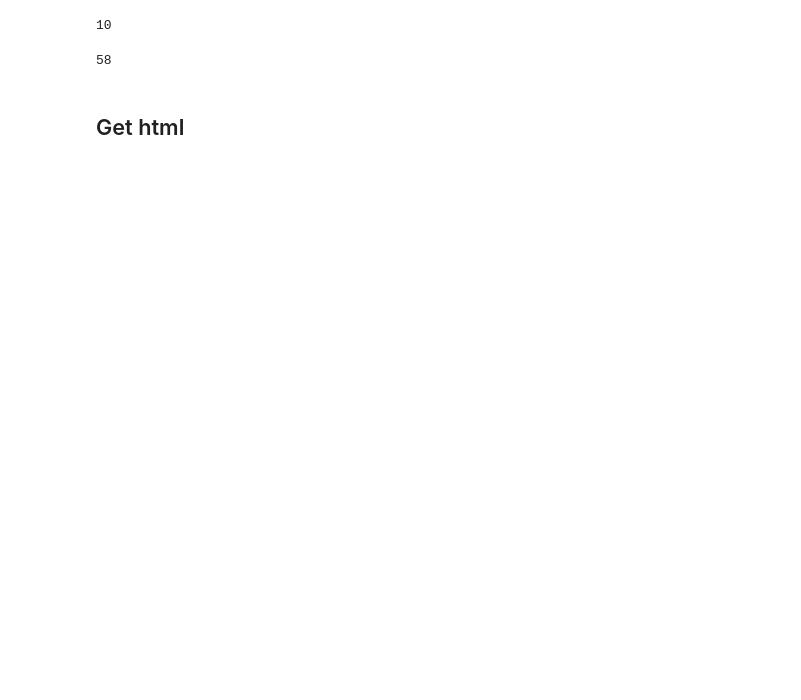
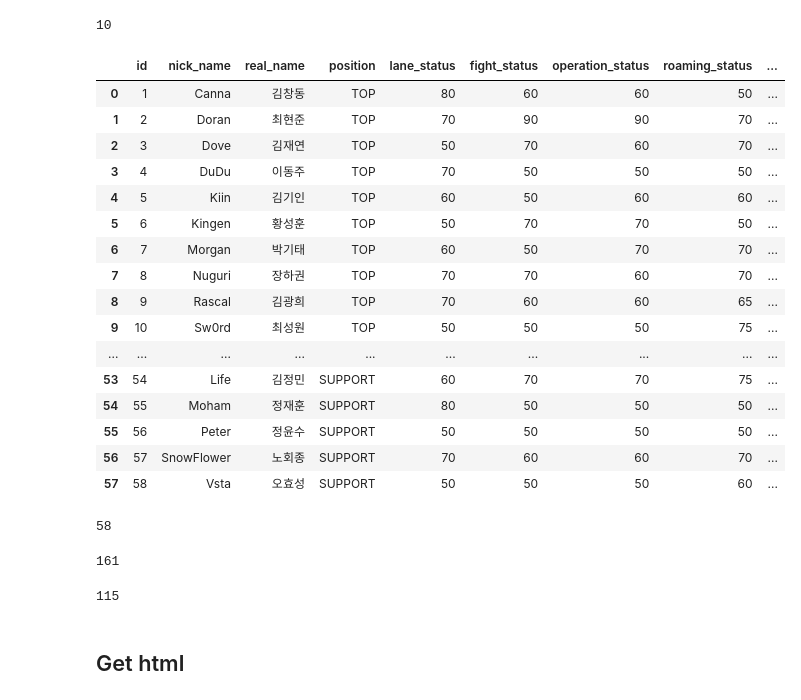
Before and after one commit to JIH0LEE/EsportsManager, a Jupyter notebook: data/AddDataToDB.ipynb, the cells around one changed output. Cells and saved outputs as stored; diff of their text form; code cells hidden in the pictures; blank space fills up the shorter version.

```diff
--- a/data/AddDataToDB.ipynb
+++ b/data/AddDataToDB.ipynb
@@ -15,3 +30,26 @@ df.to_sql(name='base_team', con=db_connection, if_exists='replace',index=False)
 # %% [output]
 10
+# %%
+df2=pd.read_csv("./csv/player_final.csv",sep=";",encoding="utf-8")
+df2=df2[['id','nick_name','real_name','position','lane_status','fight_status','operation_status','roaming_status',
+'ganking_status','jungling_status','grade','image','base_team_id']]
+df2
+# %% [output]
+|  | id | nick_name | real_name | position | lane_status | fight_status | operation_status | roaming_status | ... |
+| 0 | 1 | Canna | 김창동 | TOP | 80 | 60 | 60 | 50 | ... |
+| 1 | 2 | Doran | 최현준 | TOP | 70 | 90 | 90 | 70 | ... |
+| 2 | 3 | Dove | 김재연 | TOP | 50 | 70 | 60 | 70 | ... |
+| 3 | 4 | DuDu | 이동주 | TOP | 70 | 50 | 50 | 50 | ... |
+| 4 | 5 | Kiin | 김기인 | TOP | 60 | 50 | 60 | 60 | ... |
+| 5 | 6 | Kingen | 황성훈 | TOP | 50 | 70 | 70 | 50 | ... |
+| 6 | 7 | Morgan | 박기태 | TOP | 60 | 50 | 70 | 70 | ... |
+| 7 | 8 | Nuguri | 장하권 | TOP | 70 | 70 | 60 | 70 | ... |
+| 8 | 9 | Rascal | 김광희 | TOP | 70 | 60 | 60 | 65 | ... |
+| 9 | 10 | Sw0rd | 최성원 | TOP | 50 | 50 | 50 | 75 | ... |
+| ... | ... | ... | ... | ... | ... | ... | ... | ... | ... |
+| 53 | 54 | Life | 김정민 | SUPPORT | 60 | 70 | 70 | 75 | ... |
+| 54 | 55 | Moham | 정재훈 | SUPPORT | 80 | 50 | 50 | 50 | ... |
+| 55 | 56 | Peter | 정윤수 | SUPPORT | 50 | 50 | 50 | 50 | ... |
+| 56 | 57 | SnowFlower | 노회종 | SUPPORT | 70 | 60 | 60 | 70 | ... |
+| 57 | 58 | Vsta | 오효성 | SUPPORT | 50 | 50 | 50 | 60 | ... |
 # %%
@@ -22,3 +64,5 @@ df2.to_sql(name='player', con=db_connection, if_exists='replace',index=False)
 # %%
-df3=pd.read_csv("./csv/champion_final.csv",sep=";",encoding="utf-8")
-df3.to_sql(name='champion', con=db_connection, if_exists='replace',index=False)
+
+df3.to_sql(name='champion', con=db_connection, if_exists='append',index=False)
+# %% [output]
+161
@@ -25,3 +72,7 @@ df3.to_sql(name='champion', con=db_connection, if_exists='replace',index=False)
+# %%
+df4.to_sql(name='league_schedule', con=db_connection, if_exists='append',index=False)
+# %% [output]
+115
 # %%
 conn.close()
 # %% [markdown]
```
Also changed, not shown: parts of 5 cells of this notebook, 8 other files.
